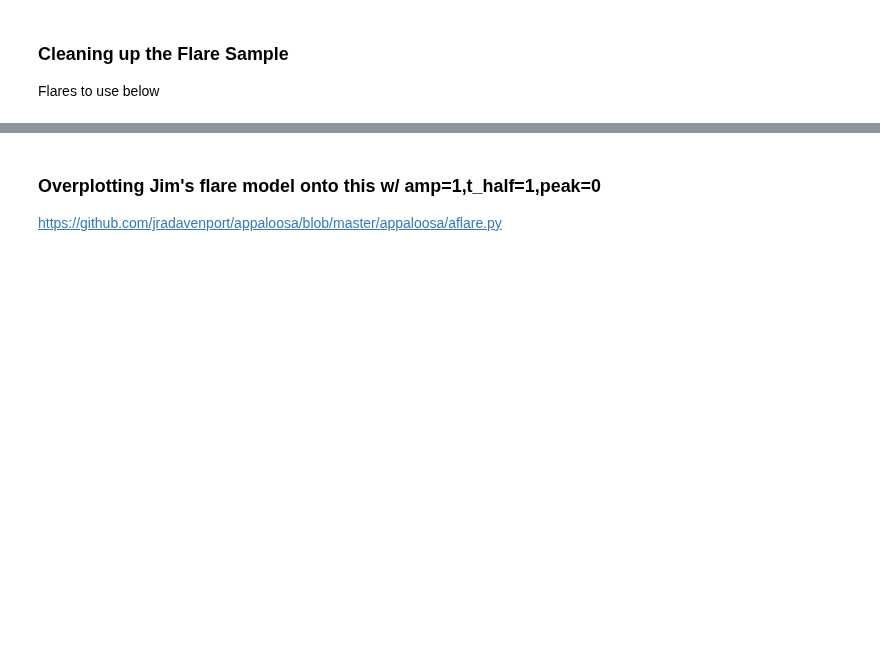
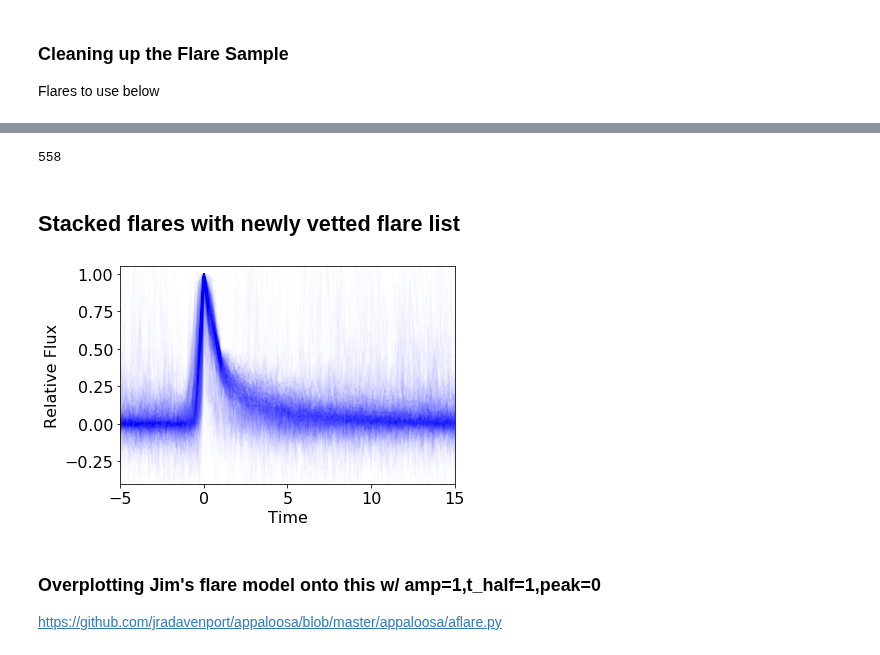
Before and after one commit to lupitatovar/flares, a Jupyter notebook: notebooks/11_month_stacked_flares.ipynb, the cells around one changed output, grey strips where cells are left out. Saved outputs shown, nothing was run; the diff lists cells and outputs as text; code cells hidden in the pictures; blank space fills up the shorter version.

```diff
--- a/notebooks/11_month_stacked_flares.ipynb
+++ b/notebooks/11_month_stacked_flares.ipynb
@@ -318,3 +398,48 @@ Flares to use below
+# %%
+new_time_max = np.array([])
+new_peaks = np.array([])
+new_t_halfs = np.array([])
+for i in range(0,len(cross_match)):
+    #for interpolated data
+    temp1 = np.where((xvals < cross_match['t_stop'].values[i]) &
+                    (xvals > cross_match['t_start'].values[i]))[0]
+
+    #for normal data
+    temp2 = np.where((df['time'] < cross_match['t_stop'].values[i]) &
+                    (df['time'] > cross_match['t_start'].values[i]))[0]
+
+    i_max = np.argmax(detrended[temp2])
+    t_max = (df['time'].values[temp2][i_max])
+    flux_max = (detrended[temp2][i_max])
+    new_time_max = np.append(new_time_max,t_max)
+    new_peaks = np.append(new_peaks,flux_max)
+    nhalf_peaks = new_peaks/2.0
+    i_xs = np.where((yinterp[temp1] > nhalf_peaks[i]))[0]
+    time_xs = xvals[temp1][i_xs]
+    t_half = max(time_xs) - min(time_xs)
+    new_t_halfs = np.append(new_t_halfs,t_half)
+    flux_fwhm = np.where(yinterp > half_peaks[i])[0]  #fluxes above the fwhm
+# %%
+print(len(new_peaks))
+# %% [output]
+558
+# %% [markdown]
+## Stacked flares with newly vetted flare list
+# %%
+#New stack of flares
+
+for i in range(0,len(cross_match)):
+        x_new = (df['time'] - new_time_max[i])/(new_t_halfs[i])
+        y_new = ((detrended)/(new_peaks[i]))
+        plt.plot(x_new,y_new,color='b',alpha=0.01)
+
+
+        plt.xlabel('Time')
+        plt.ylabel('Relative Flux')
+        plt.ylim(-0.4,1.05)
+        plt.xlim(-5,15)
+# %% [output]
+[figure, added]
 # %% [markdown]
 ### Overplotting Jim's flare model onto this w/ amp=1,t_half=1,peak=0
 https://github.com/jradavenport/appaloosa/blob/master/appaloosa/aflare.py
```
Also changed, not shown: parts of 8 cells of this notebook, 2 other files.
